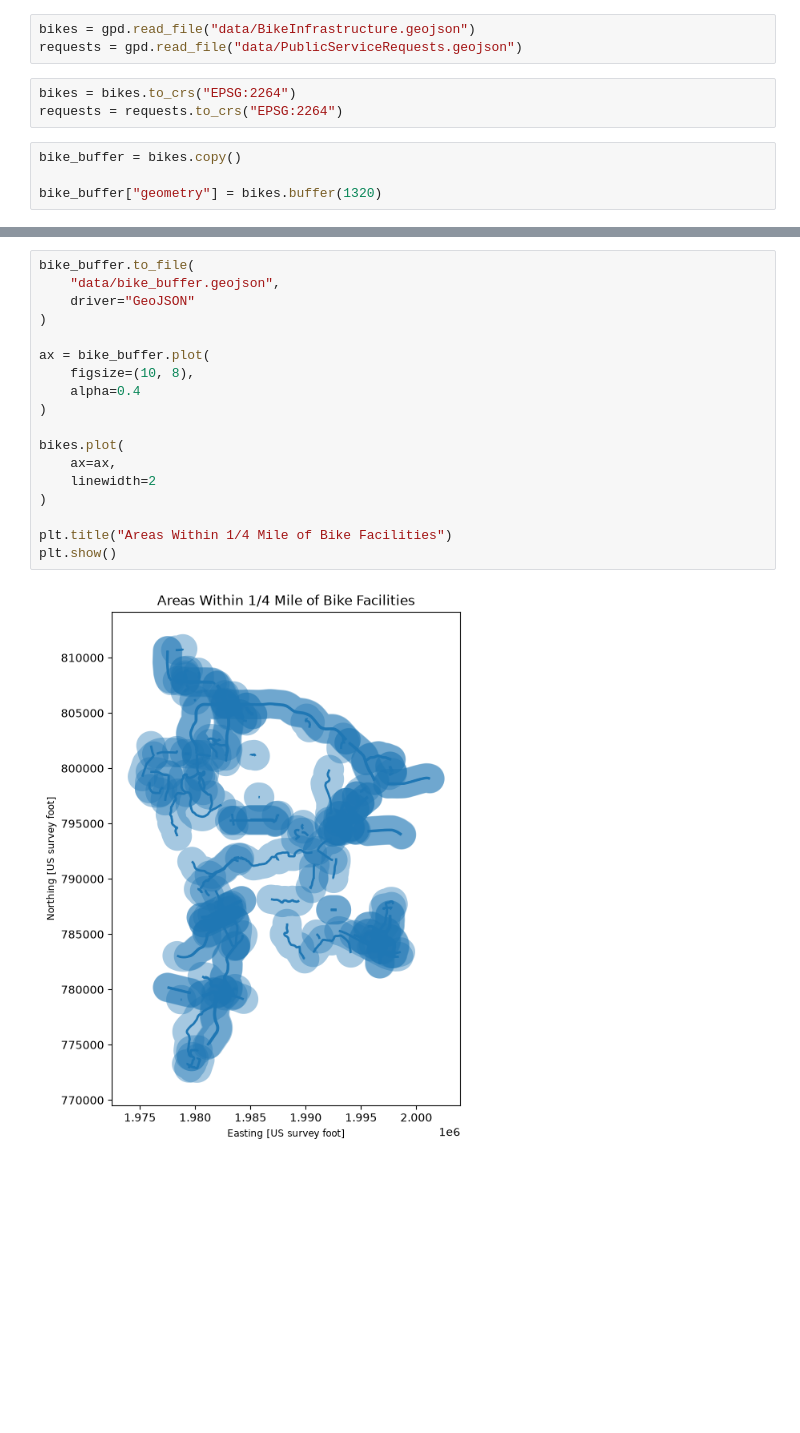
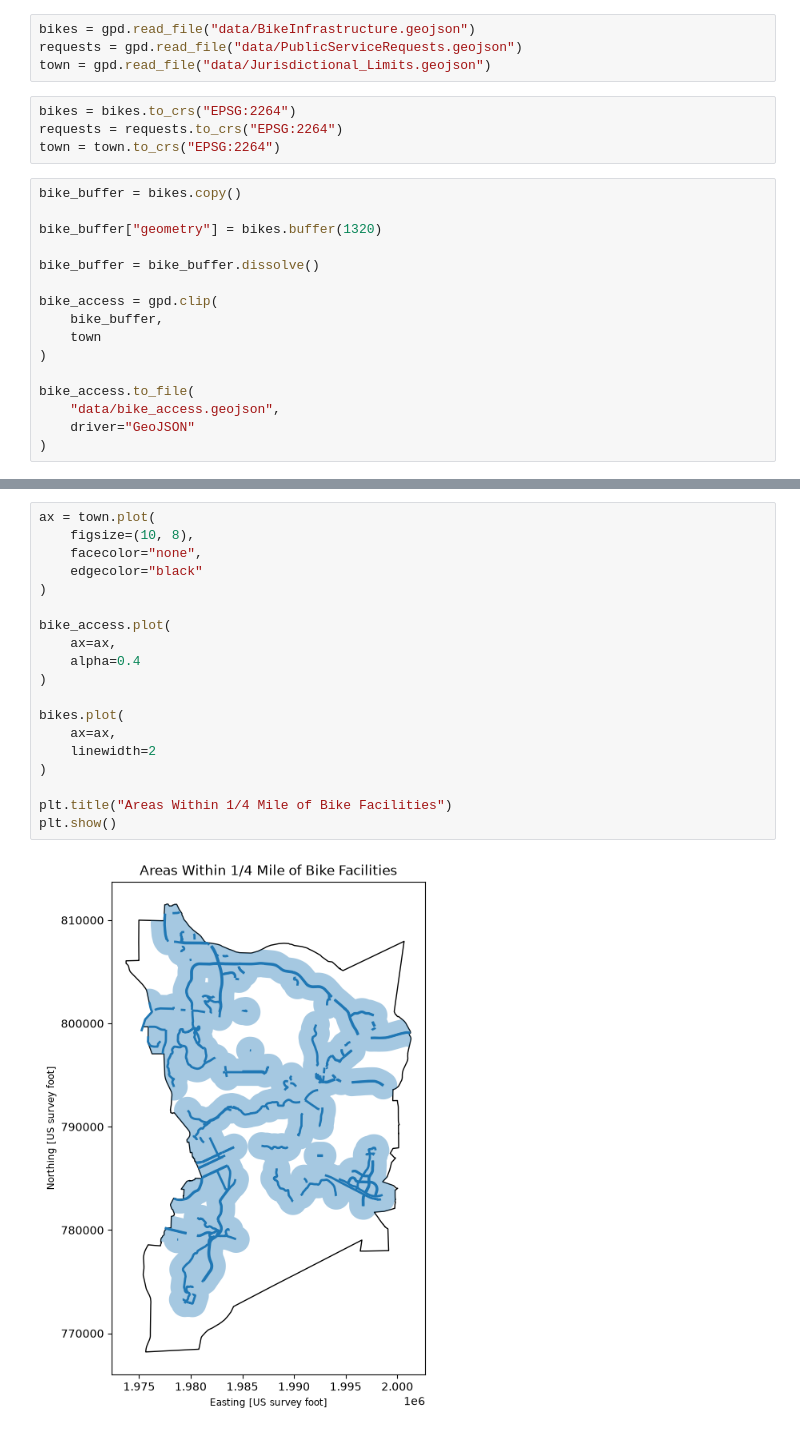
Before and after one commit to kirjo828/geog592-kirjo, a Jupyter notebook: homework/week07/GeoPandaProcess.ipynb, the cells around one changed output, grey strips where cells are left out. Cells and saved outputs as stored; diff of their text form; blank space fills up the shorter version.

```diff
--- a/homework/week07/GeoPandaProcess.ipynb
+++ b/homework/week07/GeoPandaProcess.ipynb
@@ -24,10 +26,24 @@ Note: you may need to restart the kernel to use updated packages.
 # %%
 bikes = gpd.read_file("data/BikeInfrastructure.geojson")
 requests = gpd.read_file("data/PublicServiceRequests.geojson")
+town = gpd.read_file("data/Jurisdictional_Limits.geojson")
 # %%
 bikes = bikes.to_crs("EPSG:2264")
 requests = requests.to_crs("EPSG:2264")
+town = town.to_crs("EPSG:2264")
 # %%
 bike_buffer = bikes.copy()
 
 bike_buffer["geometry"] = bikes.buffer(1320)
+
+bike_buffer = bike_buffer.dissolve()
+
+bike_access = gpd.clip(
+    bike_buffer,
+    town
+)
+
+bike_access.to_file(
+    "data/bike_access.geojson",
+    driver="GeoJSON"
+)
@@ -34,23 +52,24 @@ bike_buffer["geometry"] = bikes.buffer(1320)
 # %%
-bike_buffer.to_file(
-    "data/bike_buffer.geojson",
-    driver="GeoJSON"
+ax = town.plot(
+    figsize=(10, 8),
+    facecolor="none",
+    edgecolor="black"
 )
 
-ax = bike_buffer.plot(
-    figsize=(10, 8),
+bike_access.plot(
+    ax=ax,
     alpha=0.4
 )
 
 bikes.plot(
     ax=ax,
     linewidth=2
 )
 
 plt.title("Areas Within 1/4 Mile of Bike Facilities")
 plt.show()
 # %% [output]
-[figure, old version]
+[figure, new version]
 # %%
 requests_near_bikes = gpd.sjoin(
     requests,
```
Also changed, not shown: parts of 9 cells of this notebook, 5 other files.
